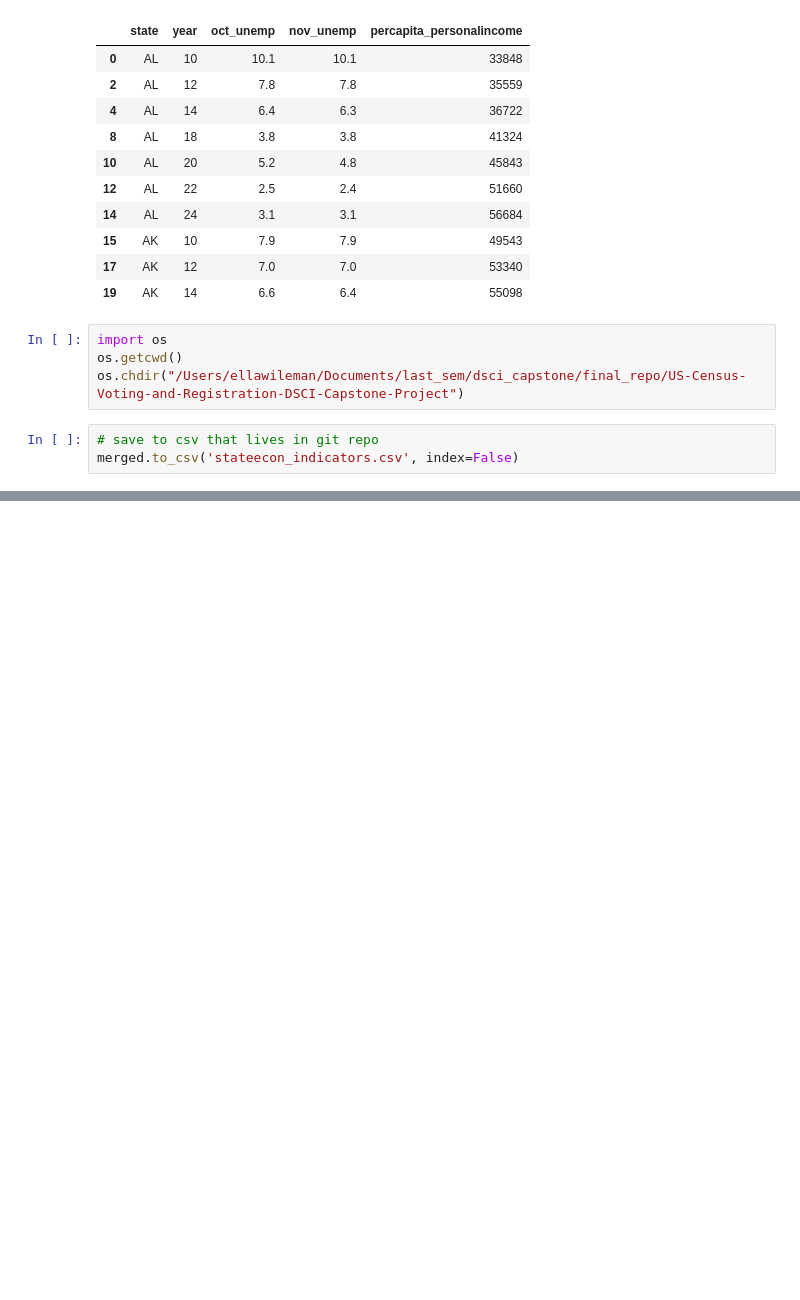
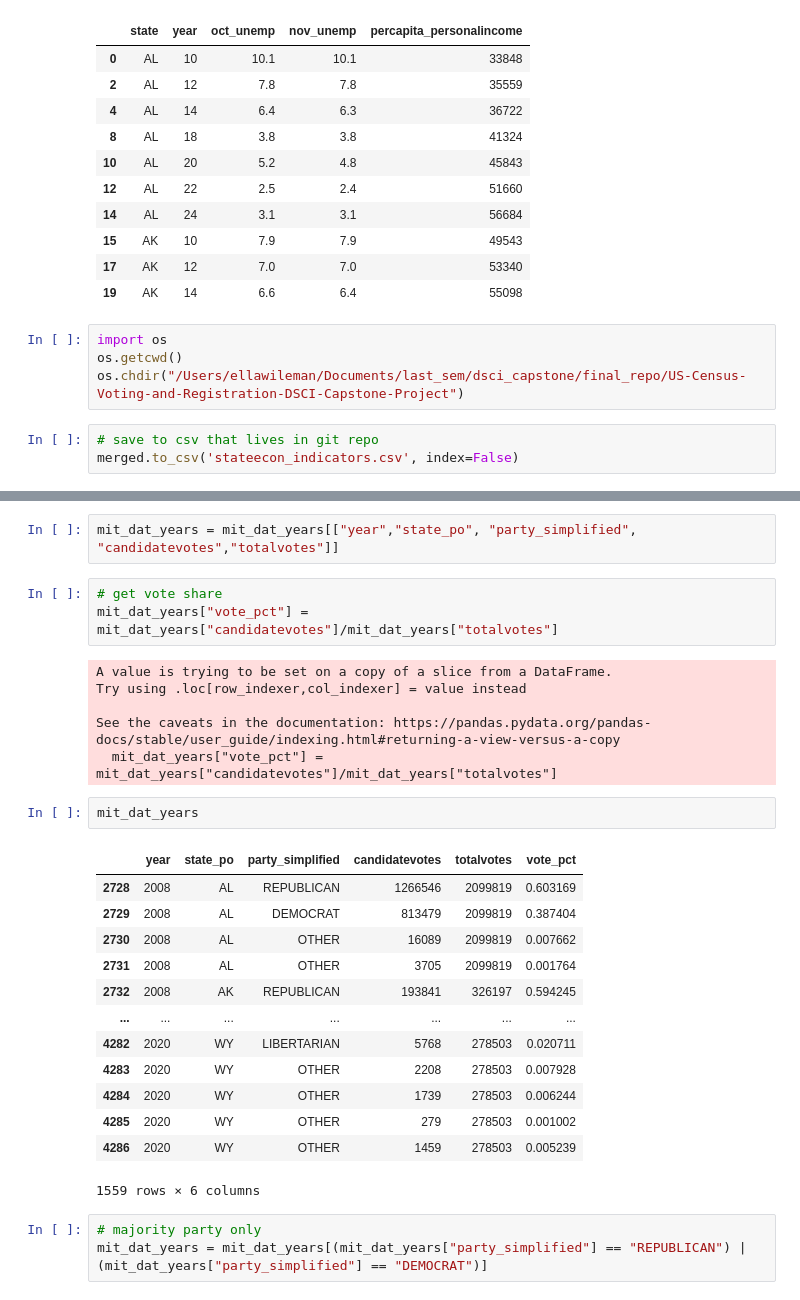
Before and after one commit to ecw70574/US-Census-Voting-and-Registration-DSCI-Capstone-Project, a Jupyter notebook: StateLevelEconIndicators.ipynb, the cells around one changed output, grey strips where cells are left out. Saved outputs shown, nothing was run; the diff lists cells and outputs as text; blank space fills up the shorter version.

```diff
--- a/StateLevelEconIndicators.ipynb
+++ b/StateLevelEconIndicators.ipynb
@@ -296,0 +327,30 @@ merged.to_csv('stateecon_indicators.csv', index=False)
+# %%
+mit_dat_years = mit_dat_years[["year","state_po", "party_simplified", "candidatevotes","totalvotes"]]
+# %%
+# get vote share
+mit_dat_years["vote_pct"] = mit_dat_years["candidatevotes"]/mit_dat_years["totalvotes"]
+# %% [output]
+A value is trying to be set on a copy of a slice from a DataFrame.
+Try using .loc[row_indexer,col_indexer] = value instead
+
+See the caveats in the documentation: https://pandas.pydata.org/pandas-docs/stable/user_guide/indexing.html#returning-a-view-versus-a-copy
+  mit_dat_years["vote_pct"] = mit_dat_years["candidatevotes"]/mit_dat_years["totalvotes"]
+# %%
+mit_dat_years
+# %% [output]
+|  | year | state_po | party_simplified | candidatevotes | totalvotes | vote_pct |
+| 2728 | 2008 | AL | REPUBLICAN | 1266546 | 2099819 | 0.603169 |
+| 2729 | 2008 | AL | DEMOCRAT | 813479 | 2099819 | 0.387404 |
+| 2730 | 2008 | AL | OTHER | 16089 | 2099819 | 0.007662 |
+| 2731 | 2008 | AL | OTHER | 3705 | 2099819 | 0.001764 |
+| 2732 | 2008 | AK | REPUBLICAN | 193841 | 326197 | 0.594245 |
+| ... | ... | ... | ... | ... | ... | ... |
+| 4282 | 2020 | WY | LIBERTARIAN | 5768 | 278503 | 0.020711 |
+| 4283 | 2020 | WY | OTHER | 2208 | 278503 | 0.007928 |
+| 4284 | 2020 | WY | OTHER | 1739 | 278503 | 0.006244 |
+| 4285 | 2020 | WY | OTHER | 279 | 278503 | 0.001002 |
+| 4286 | 2020 | WY | OTHER | 1459 | 278503 | 0.005239 |
+1559 rows × 6 columns
+# %%
+# majority party only
+mit_dat_years = mit_dat_years[(mit_dat_years["party_simplified"] == "REPUBLICAN") | (mit_dat_years["party_simplified"] == "DEMOCRAT")]
```
Also changed, not shown: parts of 17 cells of this notebook.
